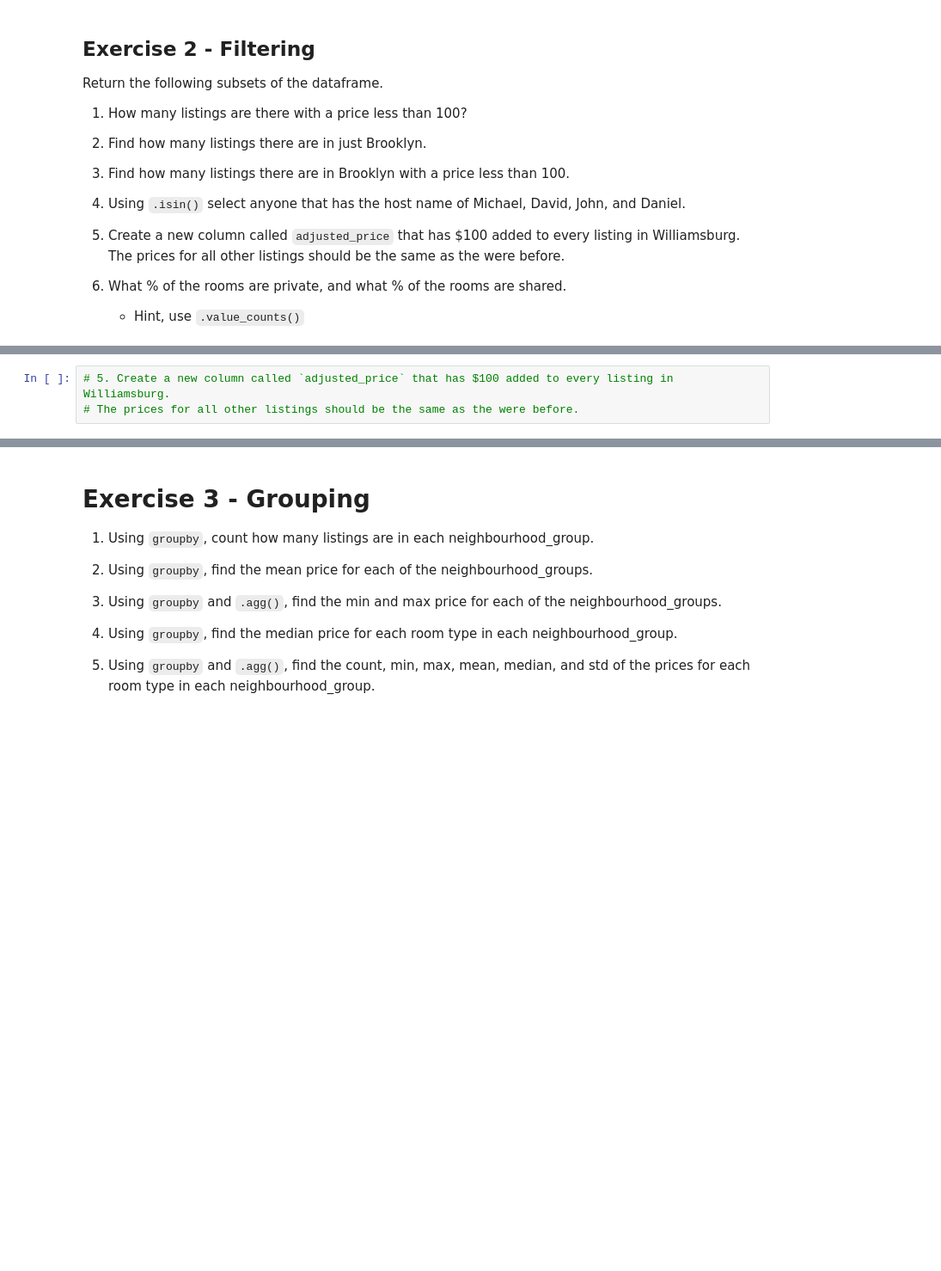
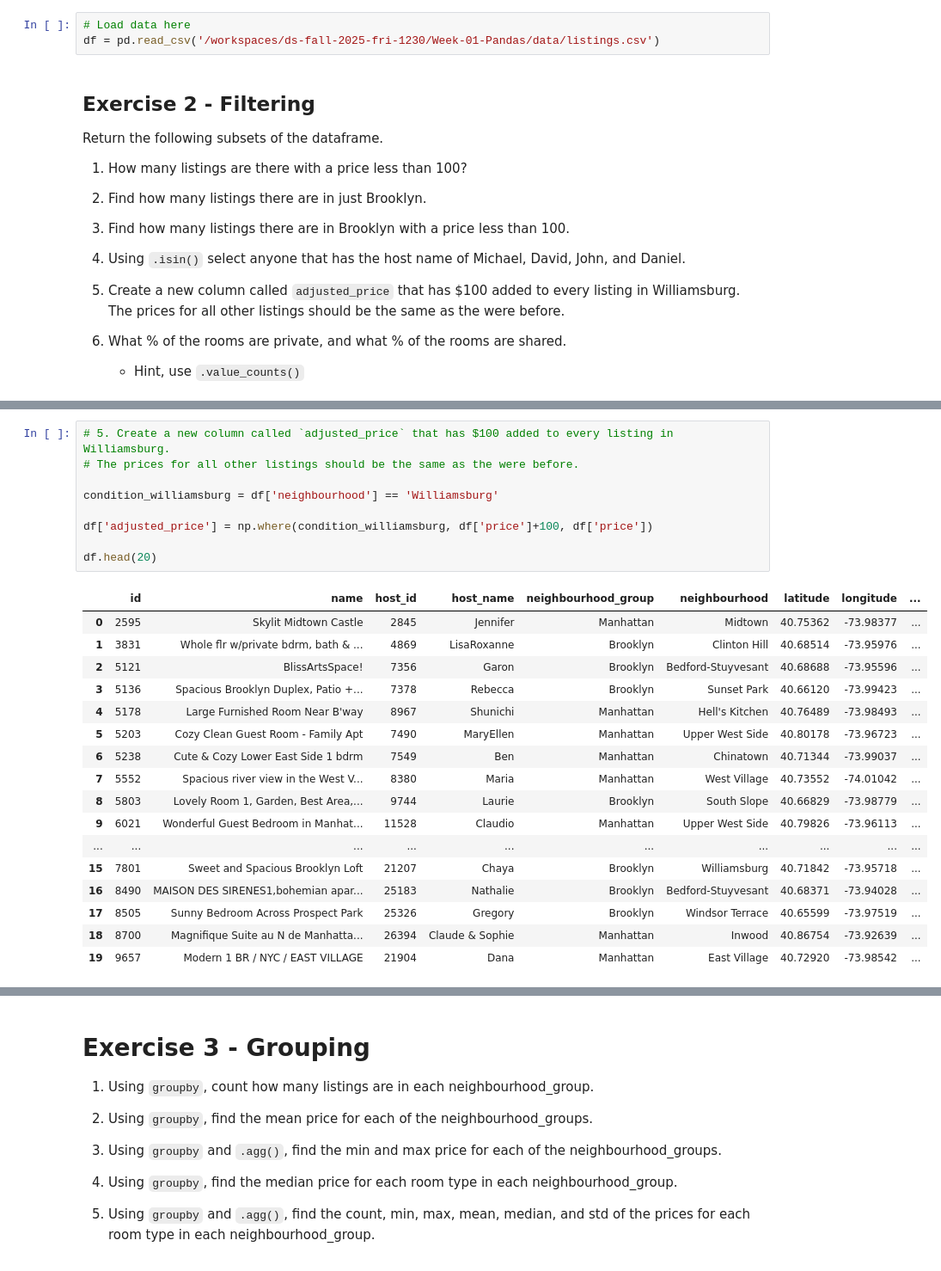
Before and after one commit to CUNYTechPrep/ds-fall-2025-fri-1230, a Jupyter notebook: Week-01-Pandas/exercise/krista-singh-exercise-week-01.ipynb, the cells around one changed output, grey strips where cells are left out. Shown at 86% size. Cells and saved outputs as stored; diff of their text form; blank space fills up the shorter version.

Commit message:
Krista U. Singh submitting Week 01 HW

```diff
--- a/Week-01-Pandas/exercise/krista-singh-exercise-week-01.ipynb
+++ b/Week-01-Pandas/exercise/krista-singh-exercise-week-01.ipynb
@@ -19,3 +17,6 @@ import numpy as np
+# %%
+# Load data here
+df = pd.read_csv('/workspaces/ds-fall-2025-fri-1230/Week-01-Pandas/data/listings.csv')
 # %% [markdown]
 ## Exercise 2 - Filtering
 
@@ -51,5 +87,29 @@ Return the following subsets of the dataframe.
 # %%
 # 5. Create a new column called `adjusted_price` that has $100 added to every listing in Williamsburg.
 # The prices for all other listings should be the same as the were before.
+
+condition_williamsburg = df['neighbourhood'] == 'Williamsburg'
+
+df['adjusted_price'] = np.where(condition_williamsburg, df['price']+100, df['price'])
+
+df.head(20)
+# %% [output]
+|  | id | name | host_id | host_name | neighbourhood_group | neighbourhood | latitude | longitude | ... |
+| 0 | 2595 | Skylit Midtown Castle | 2845 | Jennifer | Manhattan | Midtown | 40.75362 | -73.98377 | ... |
+| 1 | 3831 | Whole flr w/private bdrm, bath & ... | 4869 | LisaRoxanne | Brooklyn | Clinton Hill | 40.68514 | -73.95976 | ... |
+| 2 | 5121 | BlissArtsSpace! | 7356 | Garon | Brooklyn | Bedford-Stuyvesant | 40.68688 | -73.95596 | ... |
+| 3 | 5136 | Spacious Brooklyn Duplex, Patio +... | 7378 | Rebecca | Brooklyn | Sunset Park | 40.66120 | -73.99423 | ... |
+| 4 | 5178 | Large Furnished Room Near B'way | 8967 | Shunichi | Manhattan | Hell's Kitchen | 40.76489 | -73.98493 | ... |
+| 5 | 5203 | Cozy Clean Guest Room - Family Apt | 7490 | MaryEllen | Manhattan | Upper West Side | 40.80178 | -73.96723 | ... |
+| 6 | 5238 | Cute & Cozy Lower East Side 1 bdrm | 7549 | Ben | Manhattan | Chinatown | 40.71344 | -73.99037 | ... |
+| 7 | 5552 | Spacious river view in the West V... | 8380 | Maria | Manhattan | West Village | 40.73552 | -74.01042 | ... |
+| 8 | 5803 | Lovely Room 1, Garden, Best Area,... | 9744 | Laurie | Brooklyn | South Slope | 40.66829 | -73.98779 | ... |
+| 9 | 6021 | Wonderful Guest Bedroom in Manhat... | 11528 | Claudio | Manhattan | Upper West Side | 40.79826 | -73.96113 | ... |
+| ... | ... | ... | ... | ... | ... | ... | ... | ... | ... |
+| 15 | 7801 | Sweet and Spacious Brooklyn Loft | 21207 | Chaya | Brooklyn | Williamsburg | 40.71842 | -73.95718 | ... |
+| 16 | 8490 | MAISON DES SIRENES1,bohemian apar... | 25183 | Nathalie | Brooklyn | Bedford-Stuyvesant | 40.68371 | -73.94028 | ... |
+| 17 | 8505 | Sunny Bedroom Across Prospect Park | 25326 | Gregory | Brooklyn | Windsor Terrace | 40.65599 | -73.97519 | ... |
+| 18 | 8700 | Magnifique Suite au N de Manhatta... | 26394 | Claude & Sophie | Manhattan | Inwood | 40.86754 | -73.92639 | ... |
+| 19 | 9657 | Modern 1 BR / NYC / EAST VILLAGE | 21904 | Dana | Manhattan | East Village | 40.72920 | -73.98542 | ... |
 # %%
 # 6. What % of the rooms are private, and what % of the rooms are shared.
```
Also changed, not shown: parts of 18 cells of this notebook.
